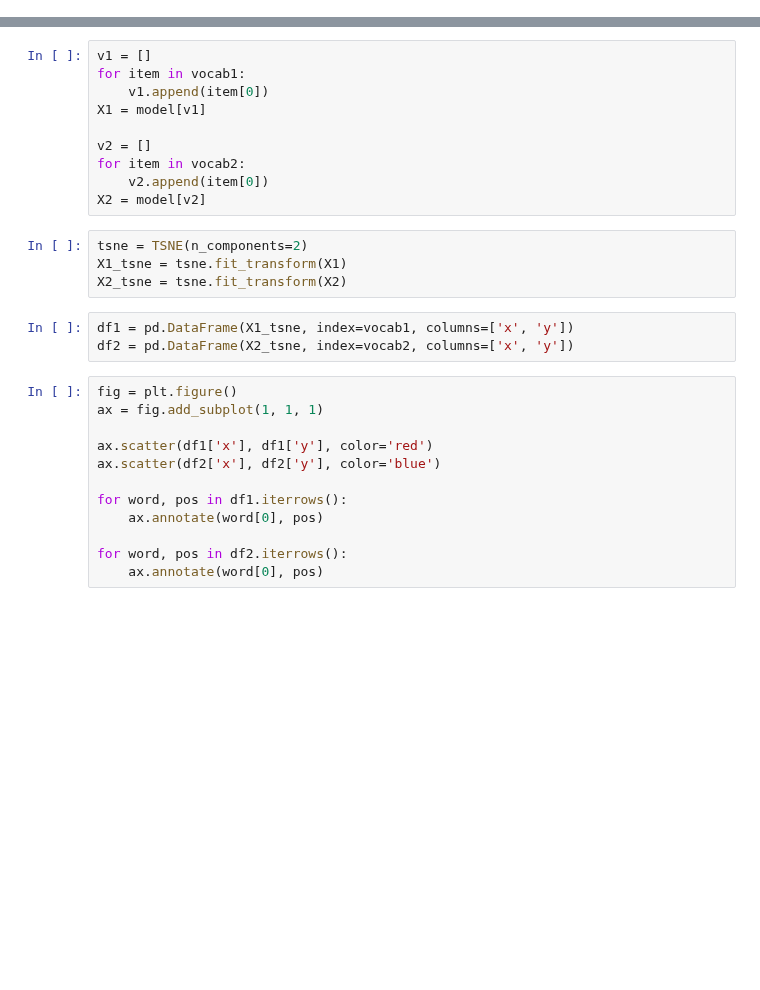
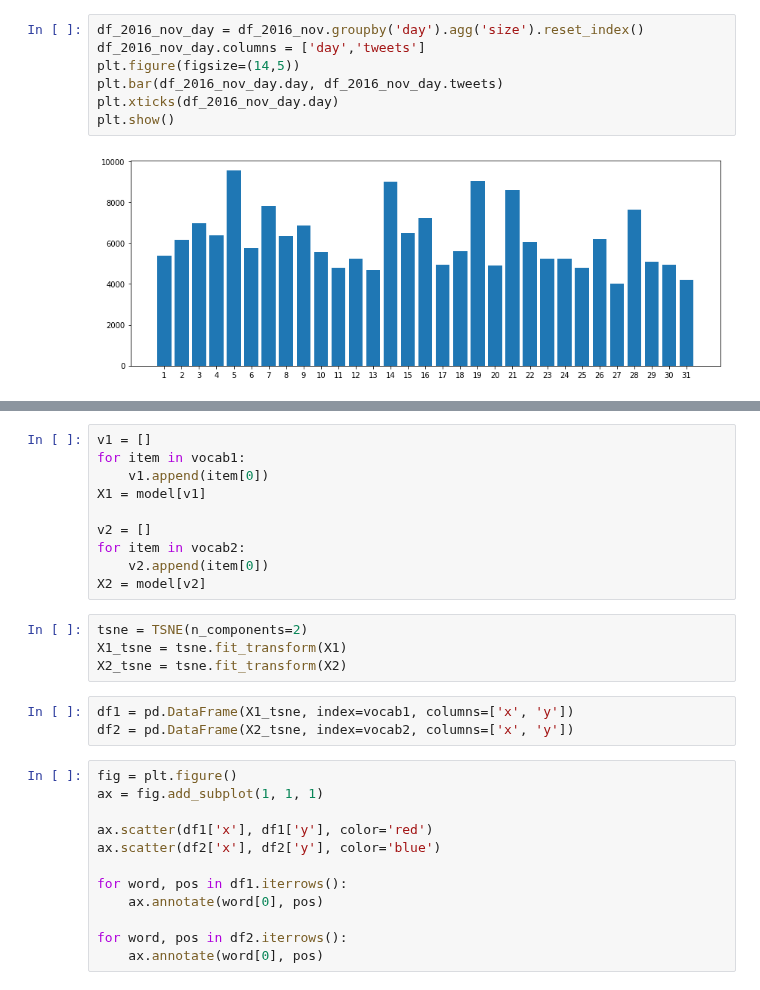
Before and after one commit to maliakber/algorithm-data-model-csc-501, a Jupyter notebook: source/assignment-4/Text3.ipynb, the cells around one changed output, grey strips where cells are left out. Cells and saved outputs as stored; diff of their text form; blank space fills up the shorter version.

```diff
--- a/source/assignment-4/Text3.ipynb
+++ b/source/assignment-4/Text3.ipynb
@@ -79,0 +200,9 @@ plt.xticks(rotation=60)
+# %%
+df_2016_nov_day = df_2016_nov.groupby('day').agg('size').reset_index()
+df_2016_nov_day.columns = ['day','tweets']
+plt.figure(figsize=(14,5))
+plt.bar(df_2016_nov_day.day, df_2016_nov_day.tweets)
+plt.xticks(df_2016_nov_day.day)
+plt.show()
+# %% [output]
+[figure, added]
```
Also changed, not shown: parts of 43 cells of this notebook.
